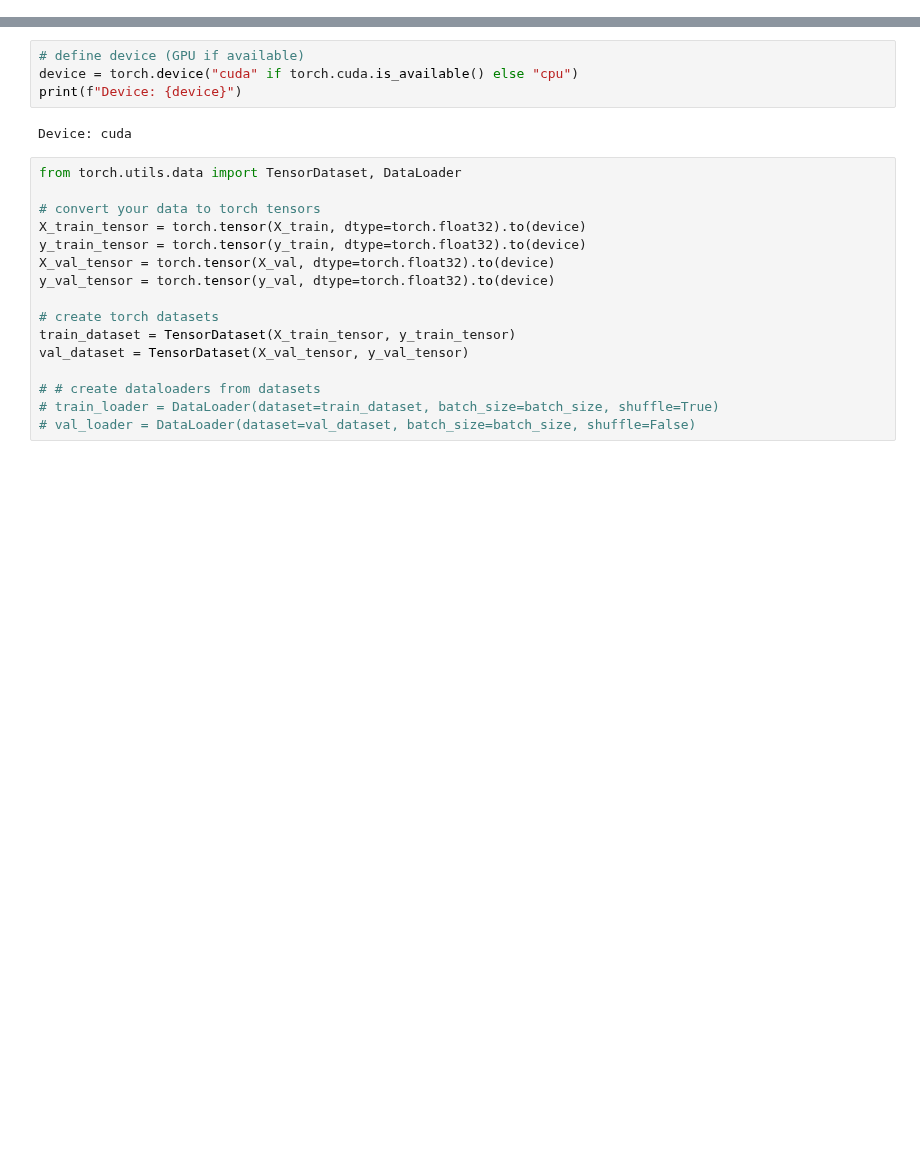
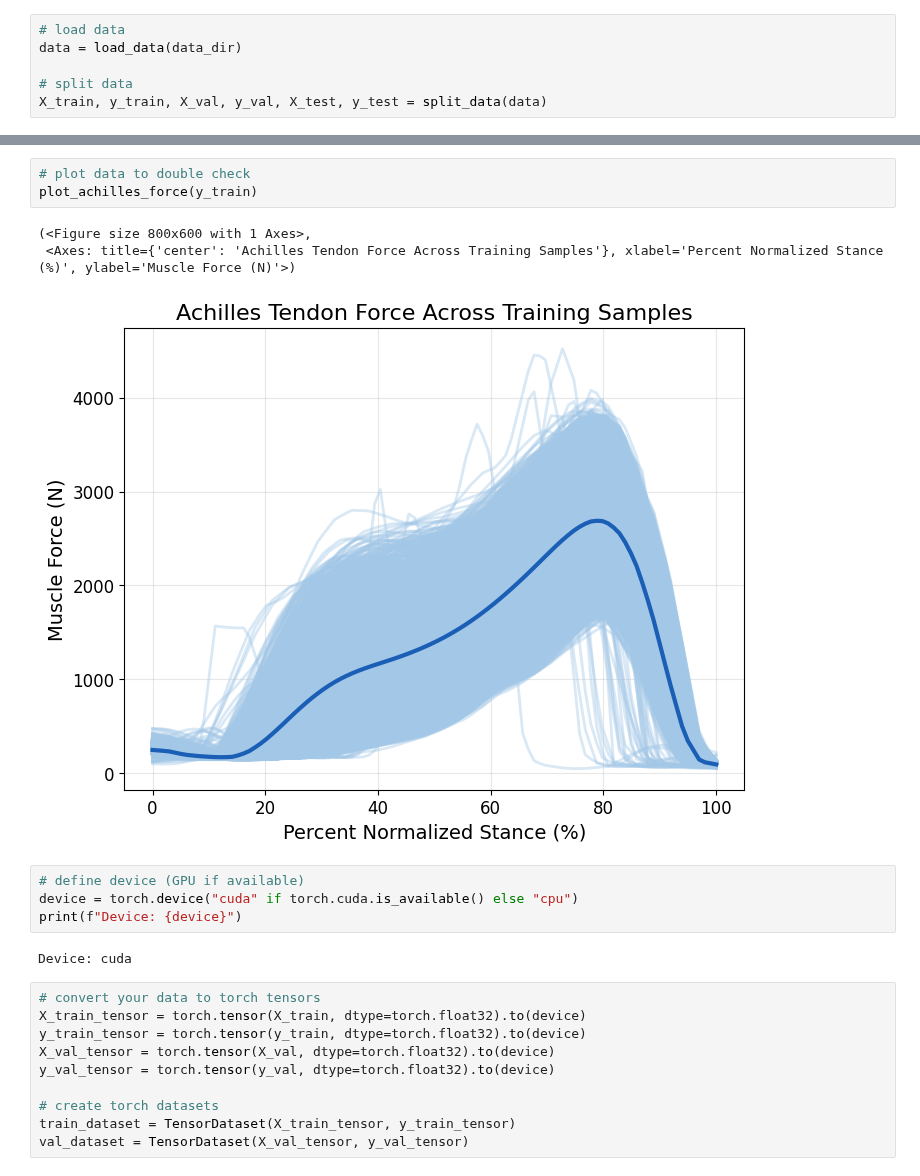
Before and after one commit to anth0nyhle/GRFMuscleModel, a Jupyter notebook: scripts/LSTM-Attn_Tune.ipynb, the cells around one changed output, grey strips where cells are left out. Cells and saved outputs as stored; diff of their text form; blank space fills up the shorter version.

```diff
--- a/scripts/LSTM-Attn_Tune.ipynb
+++ b/scripts/LSTM-Attn_Tune.ipynb
@@ -89,0 +23,6 @@ plt.yticks(fontsize=18)
+# %%
+# load data
+data = load_data(data_dir)
+
+# split data
+X_train, y_train, X_val, y_val, X_test, y_test = split_data(data)
@@ -90,3 +42,10 @@ plt.yticks(fontsize=18)
+# %%
+# plot data to double check
+plot_achilles_force(y_train)
+# %% [output]
+(<Figure size 800x600 with 1 Axes>,
+ <Axes: title={'center': 'Achilles Tendon Force Across Training Samples'}, xlabel='Percent Normalized Stance (%)', ylabel='Muscle Force (N)'>)
+[figure, added]
 # %%
 # define device (GPU if available)
 device = torch.device("cuda" if torch.cuda.is_available() else "cpu")
@@ -94,8 +53,6 @@ print(f"Device: {device}")
 # %% [output]
 Device: cuda
 # %%
-from torch.utils.data import TensorDataset, DataLoader
-
 # convert your data to torch tensors
 X_train_tensor = torch.tensor(X_train, dtype=torch.float32).to(device)
 y_train_tensor = torch.tensor(y_train, dtype=torch.float32).to(device)
@@ -105,8 +62,4 @@ y_val_tensor = torch.tensor(y_val, dtype=torch.float32).to(device)
 # create torch datasets
 train_dataset = TensorDataset(X_train_tensor, y_train_tensor)
 val_dataset = TensorDataset(X_val_tensor, y_val_tensor)
-
-# # create dataloaders from datasets
-# train_loader = DataLoader(dataset=train_dataset, batch_size=batch_size, shuffle=True)
-# val_loader = DataLoader(dataset=val_dataset, batch_size=batch_size, shuffle=False)
 # %%
```
Also changed, not shown: parts of 19 cells of this notebook, 3 other files.
